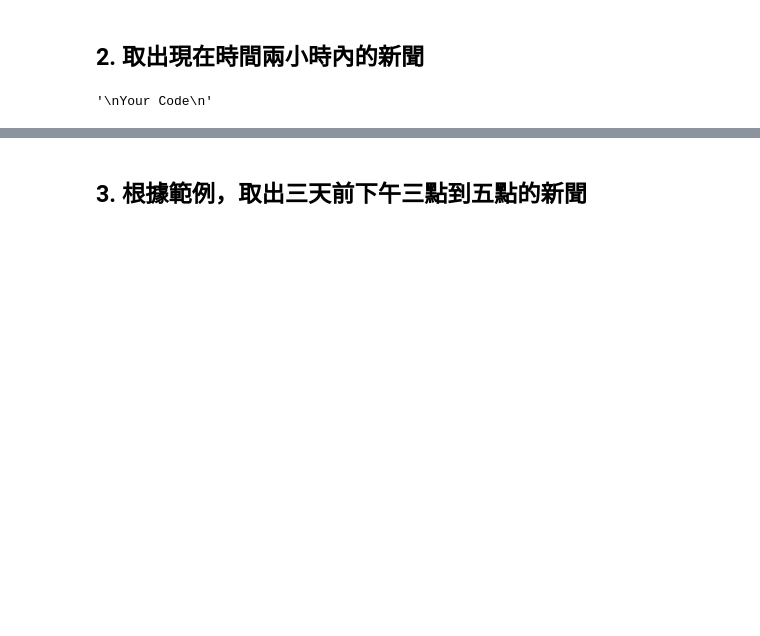
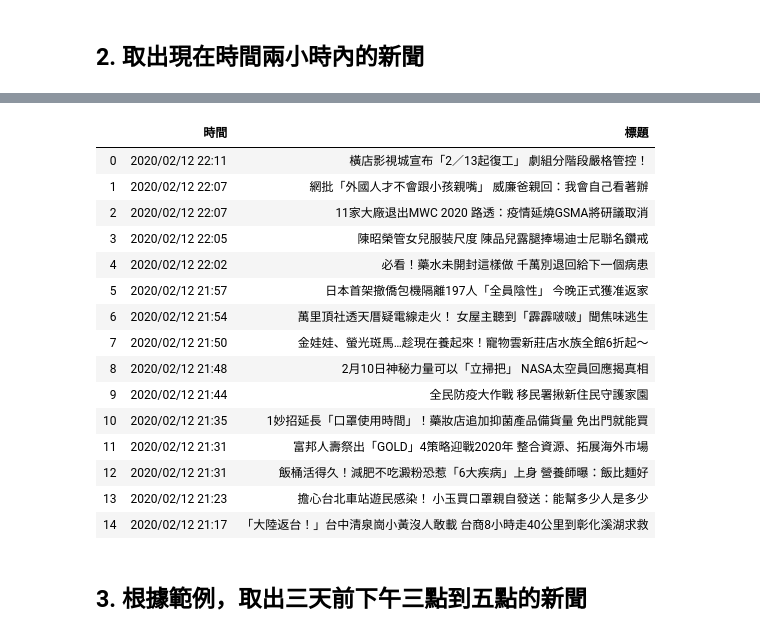
Before and after one commit to SeanHung06/1st-PyCrawlerMarathon, a Jupyter notebook: homework/Day021_HW.ipynb, the cells around one changed output, grey strips where cells are left out. Saved outputs shown, nothing was run; the diff lists cells and outputs as text; code cells hidden in the pictures; blank space fills up the shorter version.

```diff
--- a/homework/Day021_HW.ipynb
+++ b/homework/Day021_HW.ipynb
@@ -65,0 +58,9 @@ browser.quit();
+# %%
+
+# 取得資料，丟到 BeautifulSoup 解析
+
+#print(soup)
+for d in soup.find(class_ = "part_list_2").find_all("h3"):
+    if date_time in d.find(class_ = "date").text:
+        break
+    print(d.find(class_ = "date").text,"  ",d.find_all('a')[-1].text)
@@ -65,0 +85,13 @@ browser.quit();
+# %%
+# 取得資料（整理成好的格式）
+news = []
+for d in soup.find(class_ = "part_list_2").find_all("h3"):
+    if date_time in d.find(class_ = "date").text:
+        break
+    news.append({
+        '時間':d.find(class_="date").text,
+        '標題':d.find_all('a')[-1].text
+    })
+
+import pandas as pd
+pd.DataFrame(news)
@@ -66,8 +112,26 @@ browser.quit();
 # %% [markdown]
 ## 2. 取出現在時間兩小時內的新聞
-# %%
-'''
-Your Code
-'''
-# %% [output]
-'\nYour Code\n'
+# %%
+# 取得昨天時間
+news2 = []
+
+from datetime import datetime, timedelta
+two_hour_ago = datetime.now() - timedelta(hours = 3)
+two_hour_ago_time = two_hour_ago.strftime("%Y/%m/%d %H:%M")
+
+print("取得兩小時前的時間：", two_hour_ago)
+
+
+for d in soup.find(class_ = "part_list_2").find_all("h3"):
+    if datetime.strptime(d.find(class_="date").text, '%Y/%m/%d %H:%M') < two_hour_ago :
+        break
+    news2.append({
+        '時間':d.find(class_="date").text,
+        '標題':d.find_all('a')[-1].text
+    })
+
+    #print(d.find(class_ = "date").text,"  ",d.find_all('a')[-1].text)
+
+import pandas as pd
+pd.DataFrame(news2)
+# %% [output]
@@ -74,2 +139,18 @@ Your Code
+|  | 時間 | 標題 |
+| 0 | 2020/02/12 22:11 | 橫店影視城宣布「2／13起復工」 劇組分階段嚴格管控！ |
+| 1 | 2020/02/12 22:07 | 網批「外國人才不會跟小孩親嘴」 威廉爸親回：我會自己看著辦 |
+| 2 | 2020/02/12 22:07 | 11家大廠退出MWC 2020 路透：疫情延燒GSMA將研議取消 |
+| 3 | 2020/02/12 22:05 | 陳昭榮管女兒服裝尺度 陳品兒露腿捧場迪士尼聯名鑽戒 |
+| 4 | 2020/02/12 22:02 | 必看！藥水未開封這樣做 千萬別退回給下一個病患 |
+| 5 | 2020/02/12 21:57 | 日本首架撤僑包機隔離197人「全員陰性」 今晚正式獲准返家 |
+| 6 | 2020/02/12 21:54 | 萬里頂社透天厝疑電線走火！ 女屋主聽到「霹霹啵啵」聞焦味逃生 |
+| 7 | 2020/02/12 21:50 | 金娃娃、螢光斑馬…趁現在養起來！寵物雲新莊店水族全館6折起～ |
+| 8 | 2020/02/12 21:48 | 2月10日神秘力量可以「立掃把」 NASA太空員回應揭真相 |
+| 9 | 2020/02/12 21:44 | 全民防疫大作戰 移民署揪新住民守護家園 |
+| 10 | 2020/02/12 21:35 | 1妙招延長「口罩使用時間」！藥妝店追加抑菌產品備貨量 免出門就能買 |
+| 11 | 2020/02/12 21:31 | 富邦人壽祭出「GOLD」4策略迎戰2020年 整合資源、拓展海外市場 |
+| 12 | 2020/02/12 21:31 | 飯桶活得久！減肥不吃澱粉恐惹「6大疾病」上身 營養師曝：飯比麵好 |
+| 13 | 2020/02/12 21:23 | 擔心台北車站遊民感染！ 小玉買口罩親自發送：能幫多少人是多少 |
+| 14 | 2020/02/12 21:17 | 「大陸返台！」台中清泉崗小黃沒人敢載 台商8小時走40公里到彰化溪湖求救 |
 # %% [markdown]
 ## 3. 根據範例，取出三天前下午三點到五點的新聞
```
Also changed, not shown: parts of 8 cells of this notebook.
